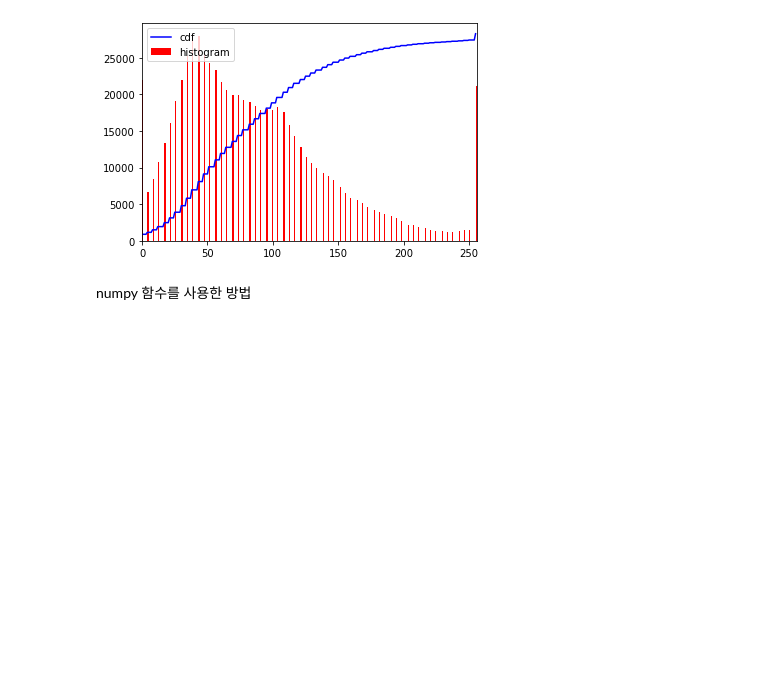
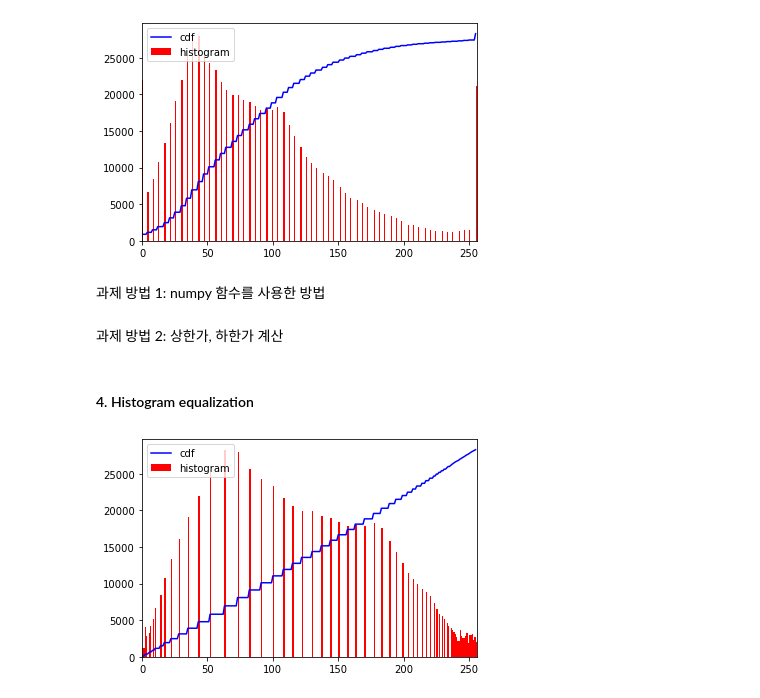
Before and after one commit to mjw2705/MachineVision, a Jupyter notebook: ch2-1_histogram stretching/histogram_stretching.ipynb, the cells around one changed output. Saved outputs shown, nothing was run; the diff lists cells and outputs as text; code cells hidden in the pictures; blank space fills up the shorter version.

Commit message:
히스토그램 평활화 추가

```diff
--- a/ch2-1_histogram stretching/histogram_stretching.ipynb
+++ b/ch2-1_histogram stretching/histogram_stretching.ipynb
@@ -154,7 +153,8 @@ cv2.destroyAllWindows()
 # %% [output]
 [figure]
 # %% [markdown]
-numpy 함수를 사용한 방법
+과제
+방법 1: numpy 함수를 사용한 방법
 # %%
 def percentile_stretching(img, p_low, p_high) :
     o_min = np.percentile(img, p_low)
@@ -166,3 +166,6 @@ def percentile_stretching(img, p_low, p_high) :
     img_ptile = img_ptile.astype('uint8')  # 현재 img_tile 배열의 데이터 타입이 float이므로 uint8로 변환해 줌
 
     return img_ptile
+# %% [markdown]
+과제
+방법 2: 상한가, 하한가 계산
@@ -168,0 +205,27 @@ def percentile_stretching(img, p_low, p_high) :
+# %% [markdown]
+#### 4. Histogram equalization
+# %%
+img = cv2.imread('landscape.jpg')
+
+gray = cv2.cvtColor(img, cv2.COLOR_BGR2GRAY)
+equalized = cv2.equalizeHist(gray)
+img_equalized = cv2.merge([equalized, equalized, equalized]) # RGB로 병합
+
+hist, bins = np.histogram(equalized, 256, [0, 256])
+
+# 정규화된 누적 히스토그램 생성하기
+cdf = hist.cumsum()
+cdf_normalized = cdf * hist.max() / cdf.max()
+
+plt.plot(cdf_normalized, color='b')
+plt.hist(equalized.flatten(), 256, [0,256], color='r')
+plt.xlim([0,256])
+plt.legend(['cdf', 'histogram'], loc='upper left')
+plt.show()
+
+cv2.imshow('image', equalized)
+cv2.waitKey()
+
+cv2.destroyAllWindows()
+# %% [output]
+[figure, added]
```
Also changed, not shown: parts of 6 cells of this notebook, 1 other file.
